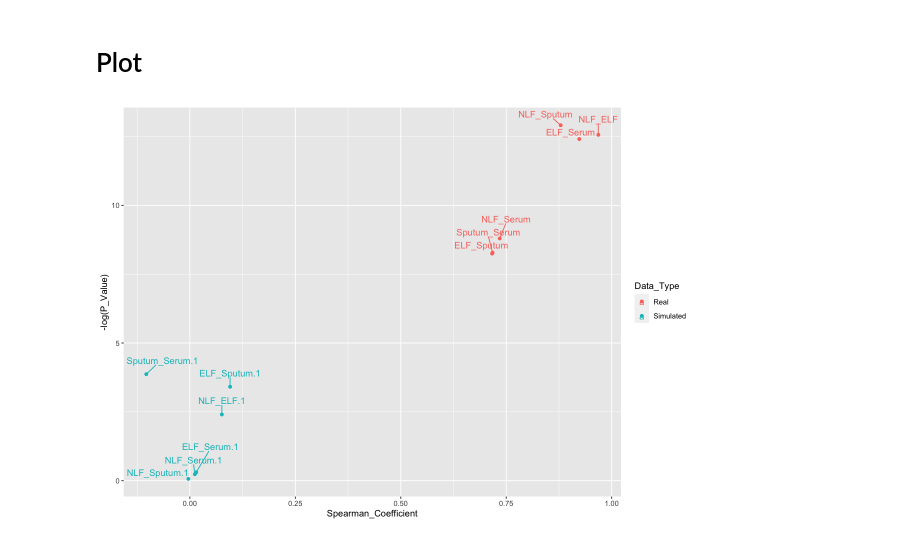
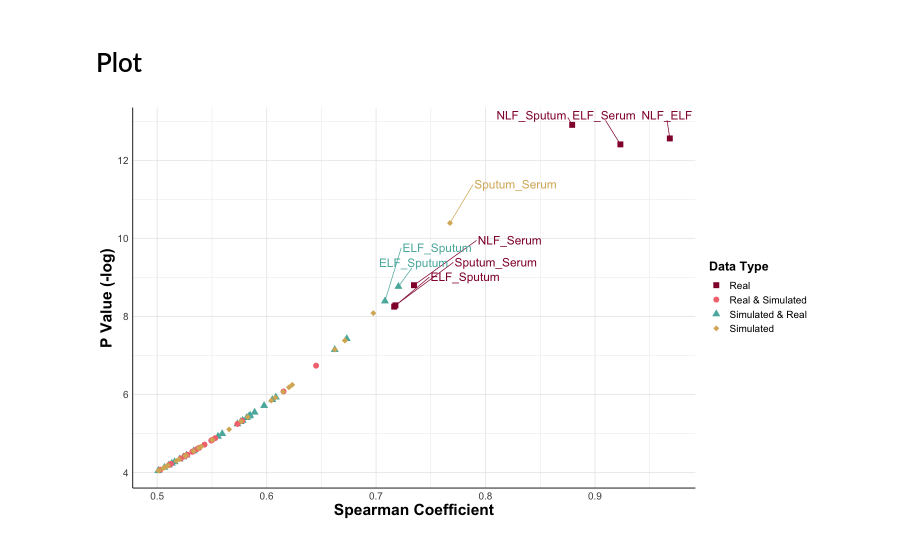
Before and after one commit to Ragerlab/Script_for_Cytokine-Signature-Clusters-as-a-Tool-to-Compare-Changes-associated-with-Tobacco-Product-, a Jupyter notebook: Simulation Analysis.ipynb, the cells around one changed output. Saved outputs shown, nothing was run; the diff lists cells and outputs as text; code cells hidden in the pictures.

```diff
--- a/Simulation Analysis.ipynb
+++ b/Simulation Analysis.ipynb
@@ -164,12 +236,45 @@ A data.frame: 12 × 3
+# %%
+final_correlation_table = data.frame(rbind(real_correlations, simulated_correlations, real_simulated_correlations,
+                                          simulated_real_correlations, real_correlations_within_comp))
+
+#making coefficients and p values numeric
+final_correlation_table$Spearman_Coefficient = as.numeric(final_correlation_table$Spearman_Coefficient)
+final_correlation_table$P_Value = as.numeric(final_correlation_table$P_Value)
+
+#removing negative spearman_coefficients and p values that aren't statistically significant (p > 0.05)
+final_correlation_table = final_correlation_table %>%
+    filter(Spearman_Coefficient > 0.5, P_Value < 0.05)
 # %% [markdown]
 # Plot
-# %%
-options(repr.plot.width= 10, repr.plot.height= 7) #changing size
-ggplot(data = final_correlation_table) +
-  geom_text_repel(
-    nudge_y = 0.5,
-    #data = df_country,
-    aes(x = Spearman_Coefficient, y = -log(P_Value), label = rownames(final_correlation_table), color = Data_Type)) +
-  geom_point(aes(x = Spearman_Coefficient, y = -log(P_Value), color = Data_Type))
-# %% [output]
-[figure, removed]
+# %%
+options(repr.plot.width= 12, repr.plot.height= 7) #changing size
+ggplot() +
+  geom_point(data = final_correlation_table %>% #removed this because this a within compartment comparison
+             filter(Data_Type != 'Real & Simulated Within'), aes(x = Spearman_Coefficient, y = -log(P_Value),
+                                                                shape = Data_Type, color = Data_Type), size = 3) +
+  geom_text_repel(data = final_correlation_table %>% filter(Spearman_Coefficient > 0.7), #labeling points with coeff > 0.7
+    nudge_y = 1,
+    nudge_x = 0.06,
+    segment.size = 0.4,
+    size = 5,
+    show.legend = FALSE,
+    aes(x = Spearman_Coefficient, y = -log(P_Value), label = Compartment_Comparison, color = Data_Type)) +
+
+  theme_minimal() +
+
+  theme(#axis.text.x = element_text(angle = 90, vjust = 0.5), #rotating x labels/ moving x labels slightly to the left
+        axis.line = element_line(colour="black"), #making x and y axes black
+        axis.text = element_text(size = 12),
+        axis.title = element_text(face = "bold", size = rel(1.7)), #changes axis titles
+        legend.title = element_text(face="bold", size = 15),
+        legend.text = element_text(size = 12))+ #changes legend title
+  xlab('Spearman Coefficient') + ylab('P Value (-log)') + #changing axis labels
+
+  scale_color_manual(name = 'Data Type',
+                      values = c('#93003a','#f4777f','#5ab4ac','#d8b365'),
+                      labels = c('Real','Real & Simulated','Simulated & Real','Simulated')) + #reordering
+  scale_shape_manual(name = 'Data Type',
+                     values = c(15,16,17,18),
+                     labels = c('Real','Real & Simulated','Simulated & Real','Simulated'))
+# %% [output]
+[figure, added]
```
Also changed, not shown: parts of 13 cells of this notebook, 2 other files.
